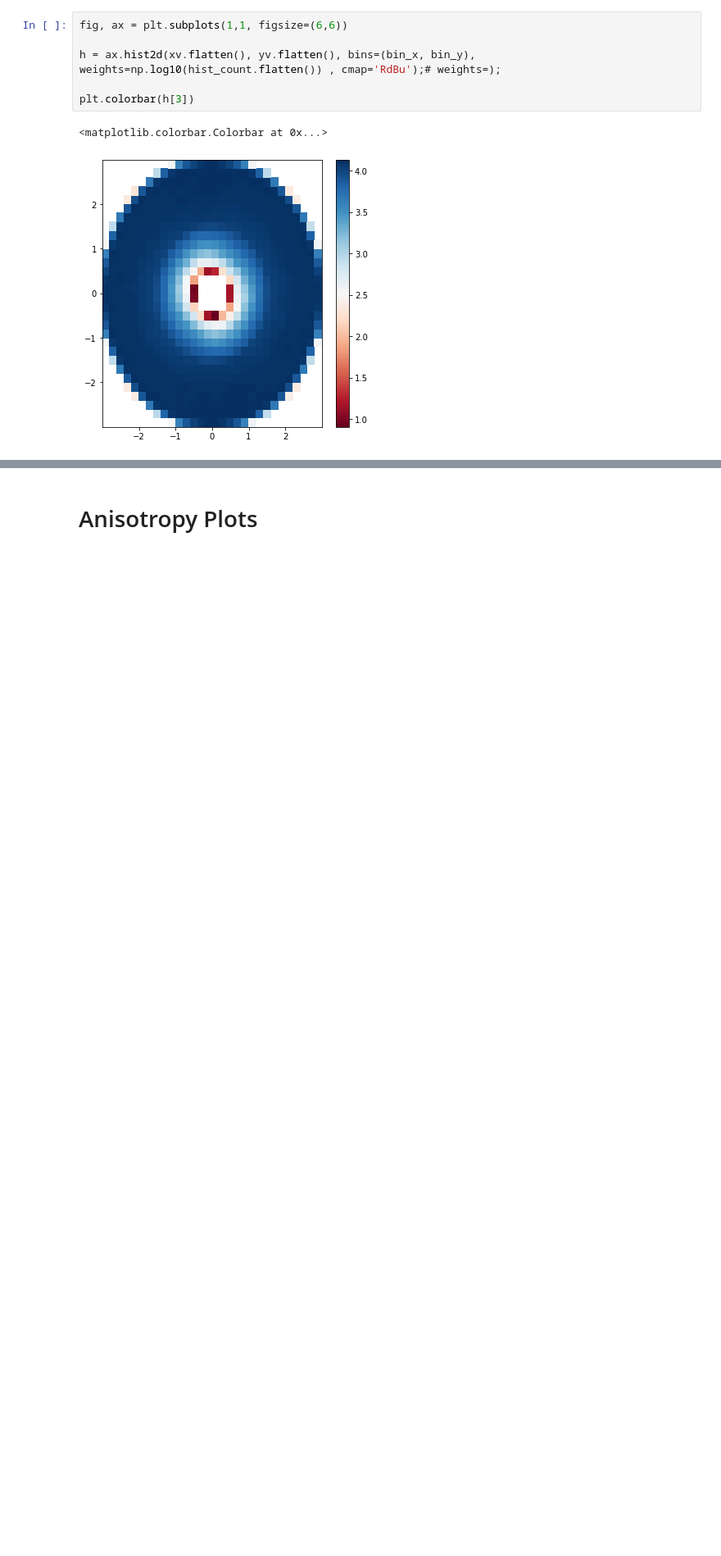
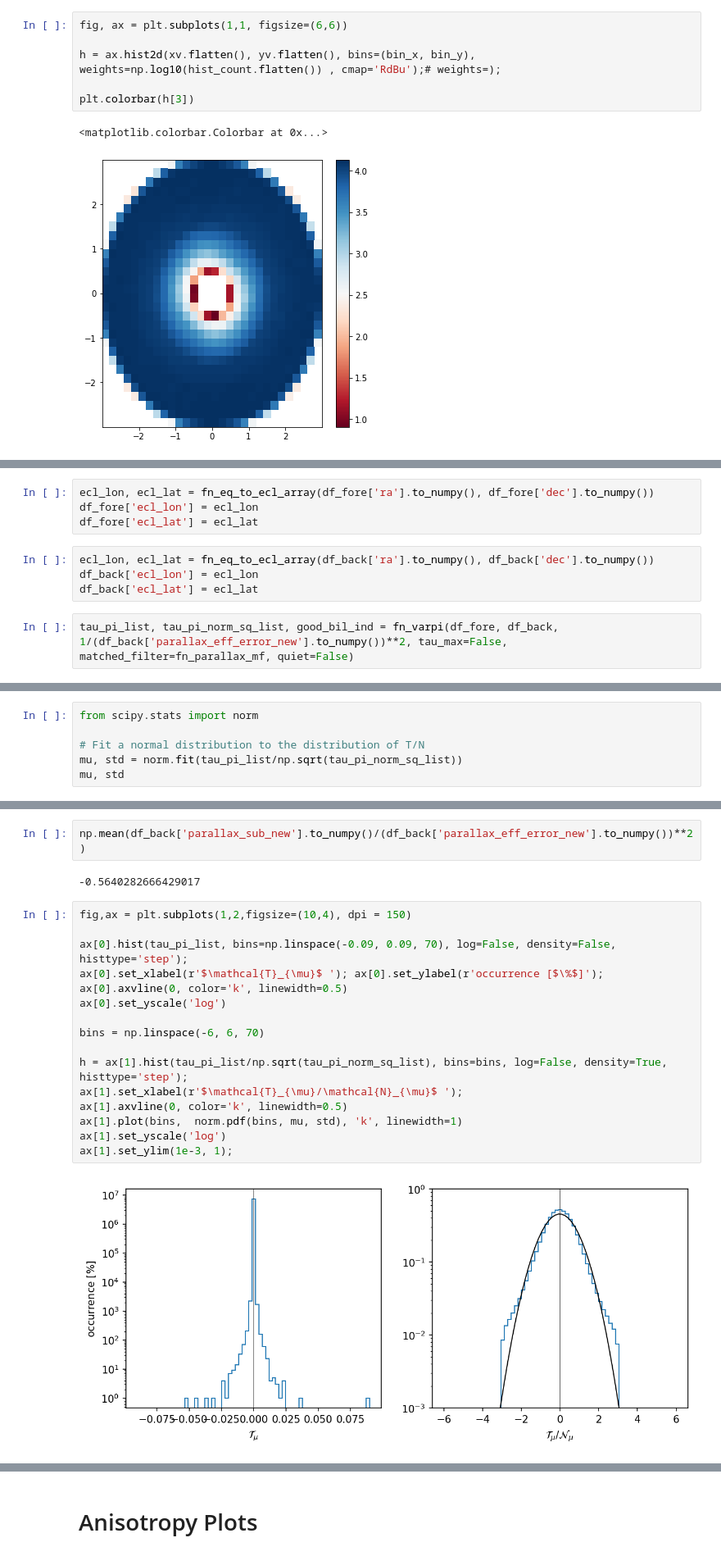
Before and after one commit to kenvantilburg/lens-velocity, a Jupyter notebook: code/andreas_code/subtraction_template/pm_template_v3.ipynb, the cells around one changed output, grey strips where cells are left out. Shown at 82% size. Cells and saved outputs as stored; diff of their text form; blank space fills up the shorter version.

Commit message:
parallax template

```diff
--- a/code/andreas_code/subtraction_template/pm_template_v3.ipynb
+++ b/code/andreas_code/subtraction_template/pm_template_v3.ipynb
@@ -721,0 +830,10 @@ plt.colorbar(h[3])
+# %%
+ecl_lon, ecl_lat = fn_eq_to_ecl_array(df_fore['ra'].to_numpy(), df_fore['dec'].to_numpy())
+df_fore['ecl_lon'] = ecl_lon
+df_fore['ecl_lat'] = ecl_lat
+# %%
+ecl_lon, ecl_lat = fn_eq_to_ecl_array(df_back['ra'].to_numpy(), df_back['dec'].to_numpy())
+df_back['ecl_lon'] = ecl_lon
+df_back['ecl_lat'] = ecl_lat
+# %%
+tau_pi_list, tau_pi_norm_sq_list, good_bil_ind = fn_varpi(df_fore, df_back, 1/(df_back['parallax_eff_error_new'].to_numpy())**2, tau_max=False, matched_filter=fn_parallax_mf, quiet=False)
@@ -721,0 +844,6 @@ plt.colorbar(h[3])
+# %%
+from scipy.stats import norm
+
+# Fit a normal distribution to the distribution of T/N
+mu, std = norm.fit(tau_pi_list/np.sqrt(tau_pi_norm_sq_list))
+mu, std
@@ -721,0 +856,22 @@ plt.colorbar(h[3])
+# %%
+np.mean(df_back['parallax_sub_new'].to_numpy()/(df_back['parallax_eff_error_new'].to_numpy())**2 )
+# %% [output]
+-0.5640282666429017
+# %%
+fig,ax = plt.subplots(1,2,figsize=(10,4), dpi = 150)
+
+ax[0].hist(tau_pi_list, bins=np.linspace(-0.09, 0.09, 70), log=False, density=False, histtype='step');
+ax[0].set_xlabel(r'$\mathcal{T}_{\mu}$ '); ax[0].set_ylabel(r'occurrence [$\%$]');
+ax[0].axvline(0, color='k', linewidth=0.5)
+ax[0].set_yscale('log')
+
+bins = np.linspace(-6, 6, 70)
+
+h = ax[1].hist(tau_pi_list/np.sqrt(tau_pi_norm_sq_list), bins=bins, log=False, density=True, histtype='step');
+ax[1].set_xlabel(r'$\mathcal{T}_{\mu}/\mathcal{N}_{\mu}$ ');
+ax[1].axvline(0, color='k', linewidth=0.5)
+ax[1].plot(bins,  norm.pdf(bins, mu, std), 'k', linewidth=1)
+ax[1].set_yscale('log')
+ax[1].set_ylim(1e-3, 1);
+# %% [output]
+[figure, added]
```
Also changed, not shown: parts of 50 cells of this notebook, 1 other file.
